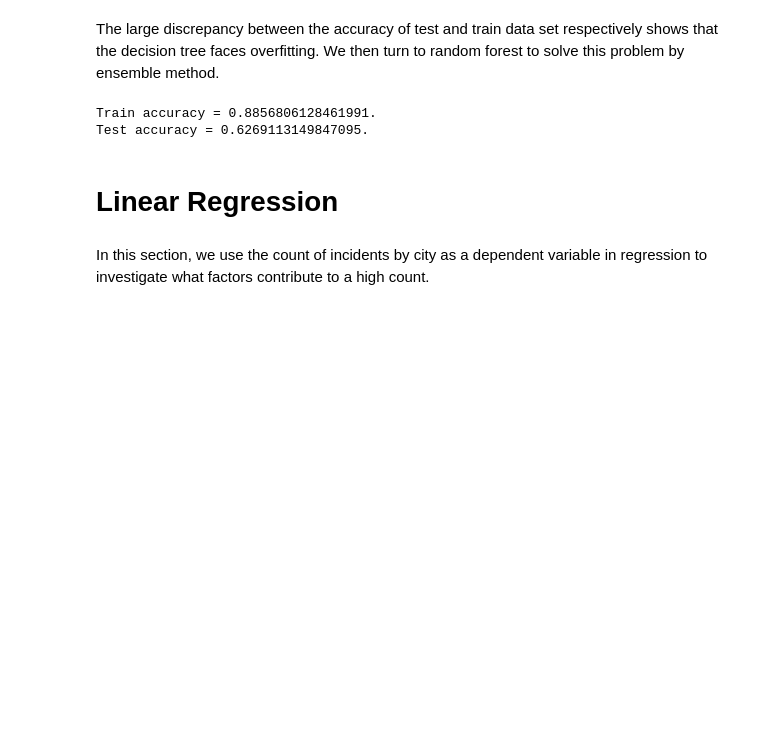
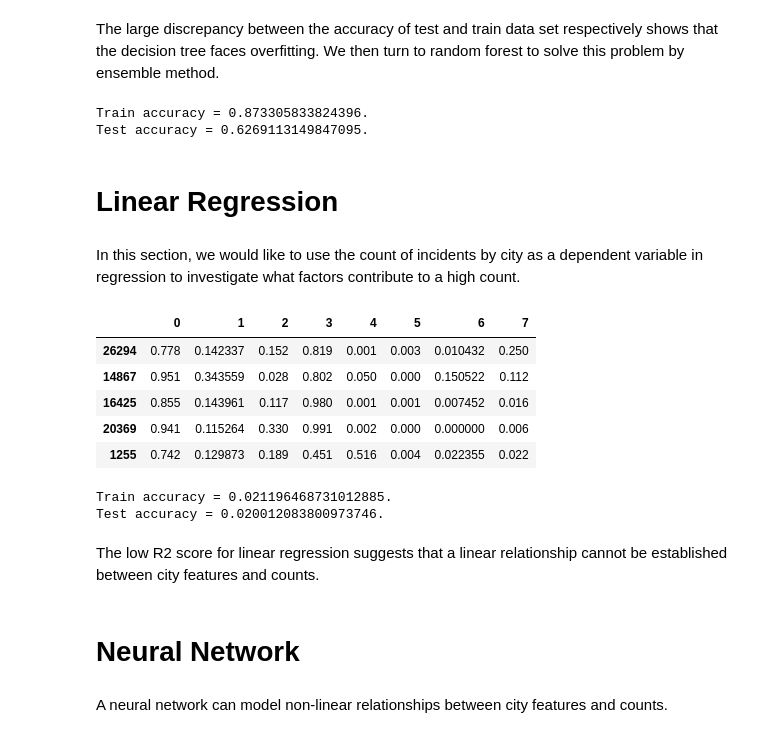
Before and after one commit to csauyong/police-brutality, a Jupyter notebook: analysis.ipynb, the cells around one changed output. Cells and saved outputs as stored; diff of their text form; code cells hidden in the pictures; blank space fills up the shorter version.

```diff
--- a/analysis.ipynb
+++ b/analysis.ipynb
@@ -296,14 +304,14 @@ The large discrepancy between the accuracy of test and train data set respective
 # %%
 clf = RandomForestClassifier(max_depth=10, class_weight='balanced_subsample')
 clf.fit(X_train, y_train)
-with open('output/ranfor.pkl','wb') as f:
+with open('output/randomforest.pkl','wb') as f:
     pickle.dump(clf,f)
 print(f'Train accuracy = {clf.score(X_train, y_train)}.')
 print(f'Test accuracy = {clf.score(X_test, y_test)}.')
 # %% [output]
-Train accuracy = 0.8856806128461991.
+Train accuracy = 0.873305833824396.
 Test accuracy = 0.6269113149847095.
 # %% [markdown]
 # Linear Regression
 # %% [markdown]
-In this section, we use the count of incidents by city as a dependent variable in regression to investigate what factors contribute to a high count.
+In this section, we would like to use the count of incidents by city as a dependent variable in regression to investigate what factors contribute to a high count.
@@ -309,0 +327,23 @@ In this section, we use the count of incidents by city as a dependent variable i
+# %%
+X_train.head()
+# %% [output]
+|  | 0 | 1 | 2 | 3 | 4 | 5 | 6 | 7 |
+| 26294 | 0.778 | 0.142337 | 0.152 | 0.819 | 0.001 | 0.003 | 0.010432 | 0.250 |
+| 14867 | 0.951 | 0.343559 | 0.028 | 0.802 | 0.050 | 0.000 | 0.150522 | 0.112 |
+| 16425 | 0.855 | 0.143961 | 0.117 | 0.980 | 0.001 | 0.001 | 0.007452 | 0.016 |
+| 20369 | 0.941 | 0.115264 | 0.330 | 0.991 | 0.002 | 0.000 | 0.000000 | 0.006 |
+| 1255 | 0.742 | 0.129873 | 0.189 | 0.451 | 0.516 | 0.004 | 0.022355 | 0.022 |
+# %%
+reg = LinearRegression()
+reg.fit(X_train, y_train)
+print(f'Train accuracy = {reg.score(X_train, y_train)}.')
+print(f'Test accuracy = {reg.score(X_test, y_test)}.')
+# %% [output]
+Train accuracy = 0.021196468731012885.
+Test accuracy = 0.020012083800973746.
+# %% [markdown]
+The low R2 score for linear regression suggests that a linear relationship cannot be established between city features and counts.
+# %% [markdown]
+# Neural Network
+# %% [markdown]
+A neural network can model non-linear relationships between city features and counts.
```
Also changed, not shown: parts of 8 cells of this notebook, 3 other files.
